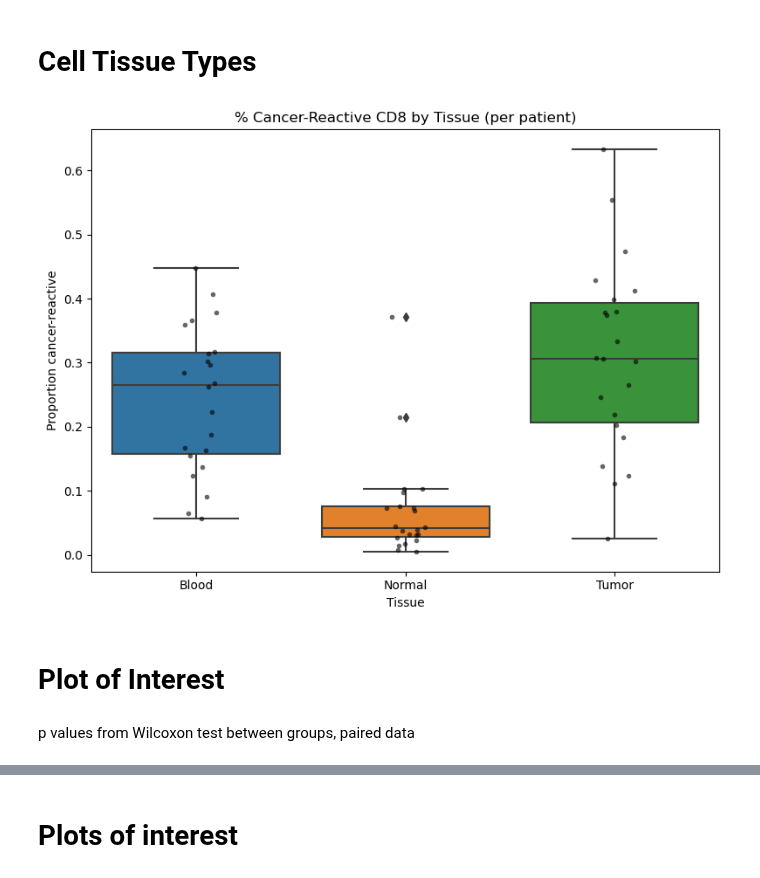
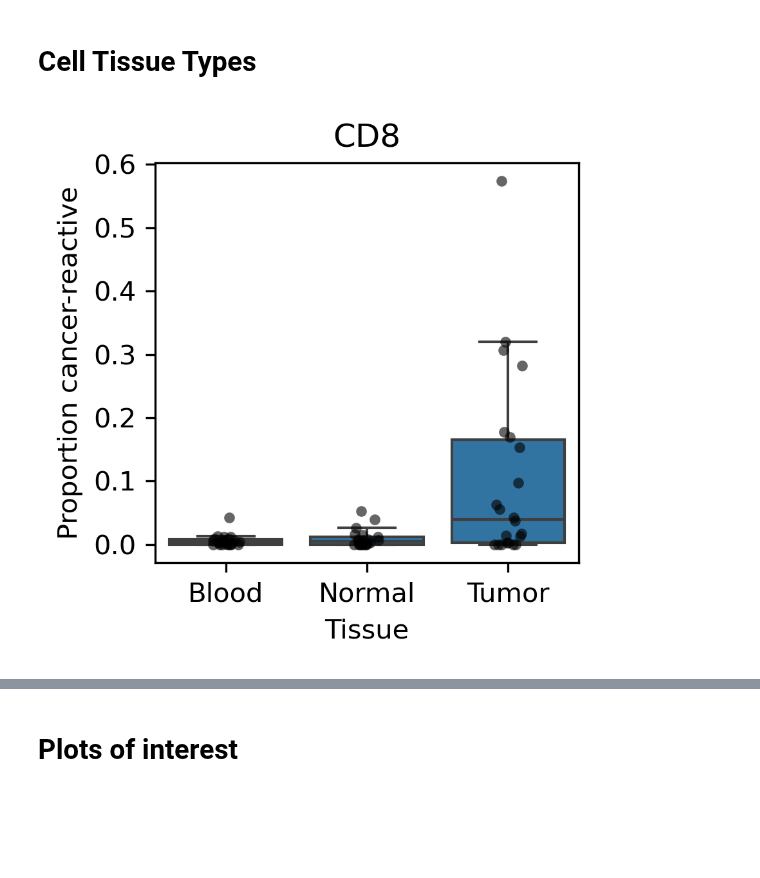
Before and after one commit to Sun-lab/CAT, a Jupyter notebook: Chen_2024/visualizations.ipynb, the cells around one changed output, grey strips where cells are left out. Drawn from its saved outputs; the diff is of its cells as text; code cells hidden in the pictures; blank space fills up the shorter version.

```diff
--- a/Chen_2024/visualizations.ipynb
+++ b/Chen_2024/visualizations.ipynb
@@ -24,6 +29,7 @@ cell_data_CD8 = cell_data_CD8[
     (cell_data_CD8['Tissue'] != 'TN') &
     (cell_data_CD8['Tissue'] != 'LN')
 ]
+cell_data_CD8.index = cell_data_CD8.index + "-Chen_2024_CD8"
 cell_data_CD8
 # %% [output]
 |  | n_genes_by_counts | log1p_n_genes_by_counts | total_counts | log1p_total_counts | pct_counts_in_top_50_genes | ... |
@@ -92,19 +161,24 @@ import pandas as pd
 import seaborn as sns
 import matplotlib.pyplot as plt
 
-# make Treatment in the right order
+plt.rcParams['figure.dpi'] = 300   # affects inline plots
+plt.rcParams['savefig.dpi'] = 300  # affects saved plots
+
+palette = {"CR": "seagreen", "PR": "darkorange", "SD": "gray"}
+
+# make Time point in the right order
 treat_order = ['I','II','III','IV']
-df_prop['Treatment'] = pd.Categorical(df_prop['Treatment'],
+df_prop['TimePoint'] = pd.Categorical(df_prop['TimePoint'],
                                       categories=treat_order,
                                       ordered=True)
 
 # plot
-plt.figure(figsize=(8,6))
+plt.figure(figsize=(4,3))
 
 # draw one line per Patient, connecting their points (no aggregation)
 sns.lineplot(
     data=df_prop,
-    x='Treatment',
+    x='TimePoint',
     y='prop_reactive',
     units='Patient',      # draw each Patient’s line
     estimator=None,       # raw values, not aggregate
@@ -113,19 +187,18 @@ sns.lineplot(
     color='grey'          # neutral line color
 )
 
-# overlay the actual points, colored by Patient (optional legend=False if it’s too busy)
 sns.scatterplot(
     data=df_prop,
-    x='Treatment',
+    x='TimePoint',
     y='prop_reactive',
-    hue='Patient',
-    palette='tab20',
-    s=50,
-    legend=False
+    hue='Response',
+    alpha=0.6,
+    palette=palette,
+    s=50
 )
 
-plt.title('% Cancer-Reactive CD8 by Treatment ● Trajectories per Patient')
-plt.xlabel('Treatment')
+plt.title('% Cancer-Reactive CD8 by Time Point')
+plt.xlabel('Time Point')
 plt.ylabel('Proportion cancer-reactive')
 plt.tight_layout()
 plt.show()
@@ -267,26 +373,32 @@ df_tiss = (
+# %%
+mask = cell_data_CD8["TimePoint"].astype(str).str.upper().eq("I")
+
+df_tiss = (
+    cell_data_CD8.loc[mask]
+    .groupby(["Patient", "Tissue"], as_index=False)["cancer_reactive"]
+    .mean()
+    .rename(columns={"cancer_reactive": "prop_reactive"})
+)
 # %%
-plt.figure(figsize=(8,6))
+plt.figure(figsize=(3,3))
 sns.boxplot(
     data=df_tiss,
     x='Tissue',
     y='prop_reactive',
-    order=sorted(df_tiss['Tissue'].unique())
+    order=sorted(df_tiss['Tissue'].unique()),
+    showfliers=False
 )
 sns.stripplot(
     data=df_tiss,
     x='Tissue',
     y='prop_reactive',
     order=sorted(df_tiss['Tissue'].unique()),
     color='k', size=4, alpha=0.6, jitter=True
 )
-plt.title('% Cancer-Reactive CD8 by Tissue (per patient)')
+plt.title('CD8')
 plt.xlabel('Tissue')
 plt.ylabel('Proportion cancer-reactive')
 plt.tight_layout()
 plt.show()
 # %% [output]
-[figure, old version]
+[figure, new version]
-# %% [markdown]
-# Plot of Interest
-# %% [markdown]
-p values from Wilcoxon test between groups, paired data
```
Also changed, not shown: parts of 54 cells of this notebook, 7 other files.
